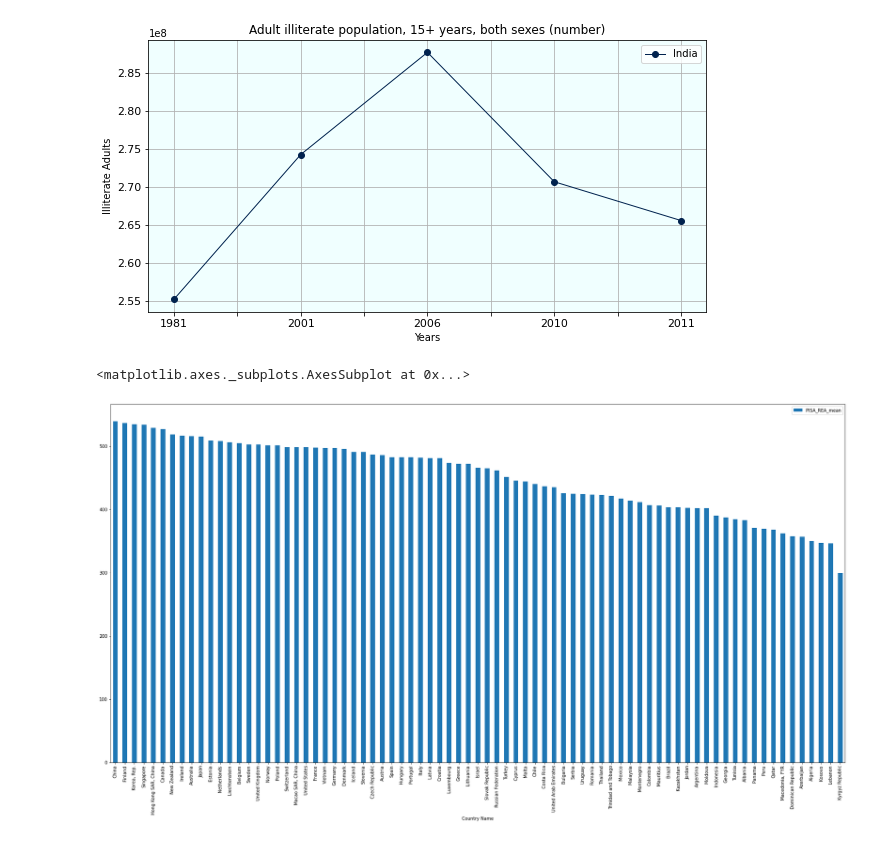
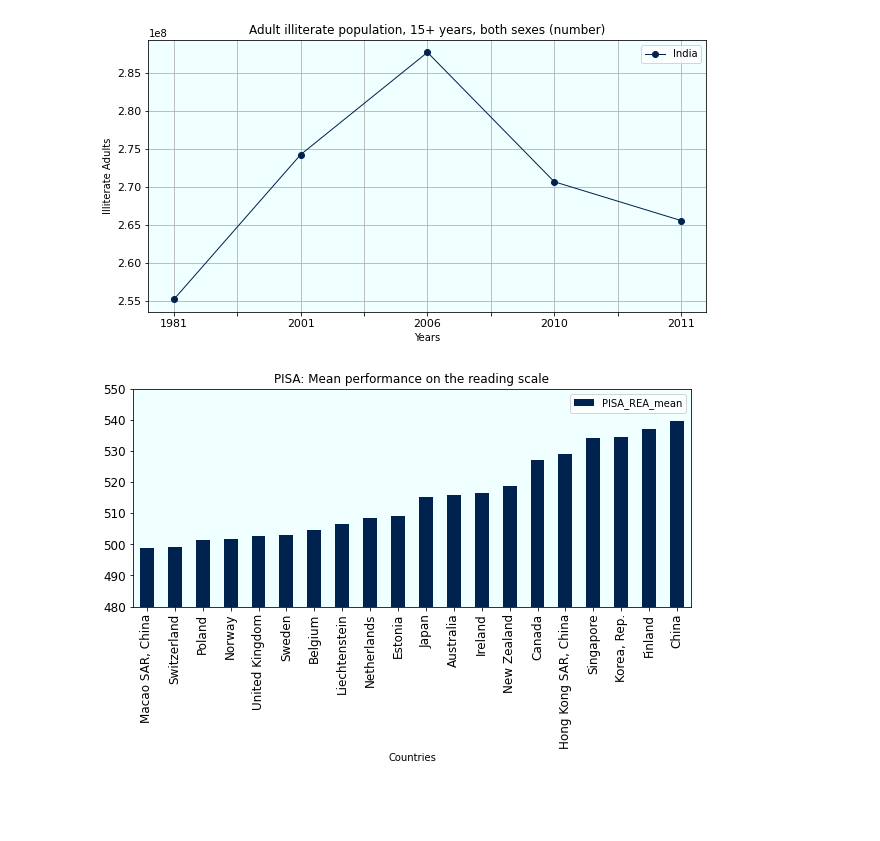
Before and after one commit to Keshav1506/World-Bank-Global-Education-Analysis, a Jupyter notebook: WorldBankEDA.ipynb, the cells around one changed output. Saved outputs shown, nothing was run; the diff lists cells and outputs as text; code cells hidden in the pictures; blank space fills up the shorter version.

```diff
--- a/WorldBankEDA.ipynb
+++ b/WorldBankEDA.ipynb
@@ -761,23 +761,27 @@ Indicator6.plot(x = "Year", y = "India", kind = 'line', title = Title6,
 [figure]
 # %%
 tempdf2 = EdStatsData.loc[EdStatsData['Indicator Code'] == 'LO.PISA.REA'].copy()
+
+Title8 = EdStatsData.loc[EdStatsData['Indicator Code'] == 'LO.PISA.REA']["Indicator Name"][2301]
 
 col = tempdf2.loc[: , "1970":"2100"]
 
 tempdf2['PISA_REA_mean'] = col.mean(axis=1)
+
 
 
 tempdf2 = tempdf2[pd.notnull(tempdf2['PISA_REA_mean'])]
 
 PISA_REA = tempdf2[['Country Name', 'PISA_REA_mean']]
 
 PISA_REA=PISA_REA.set_index('Country Name')
 
-PISA_REA = PISA_REA.sort_values(by="PISA_REA_mean", ascending = False)
+PISA_REA = PISA_REA.sort_values(by="PISA_REA_mean")
 
-PISA_REA.plot(kind='bar',figsize=(30, 15))
+PISA_REA[-20:].plot(kind='bar', figsize = (10,4), ylim = (480, 550), xlabel = "Countries",
+                    title = Title8, rot = 90, colormap = "cividis", legend = True,
+                    fontsize = 12).patch.set_facecolor('#f0ffff')
 # %% [output]
-<matplotlib.axes._subplots.AxesSubplot at 0x...>
-[figure, old version]
+[figure, new version]
 # %%
 tempdf3 = EdStatsData.loc[EdStatsData['Indicator Code'] == 'LO.PISA.MAT'].copy()
```
Also changed, not shown: parts of 6 cells of this notebook.
